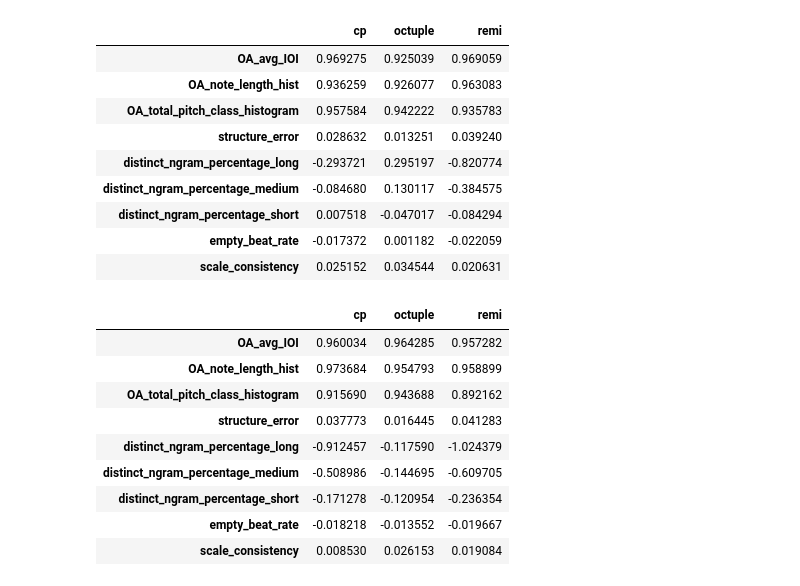
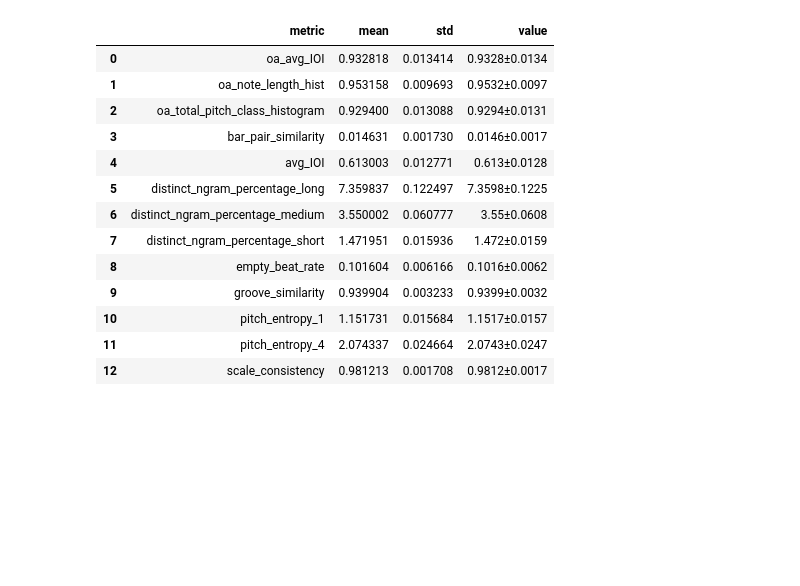
Before and after one commit to frothywater/melody-pretrain, a Jupyter notebook: evaluation.ipynb, the cells around one changed output. Cells and saved outputs as stored; diff of their text form; code cells hidden in the pictures; blank space fills up the shorter version.

```diff
--- a/evaluation.ipynb
+++ b/evaluation.ipynb
@@ -9,0 +3,14 @@ def get_pivot(df: pd.DataFrame):
+# %%
+def get_mean_std(df: pd.DataFrame):
+    groupby = df.groupby("metric").value
+    return pd.DataFrame({"mean": groupby.mean(), "std": groupby.std()})
+# %%
+data = pd.read_csv("experiment/final/result/clm_metric.csv")
+
+test_data = data.loc[data.group == "test", ["metric", "value"]]
+absolute_data = data[(data.kind == "mean") & (data.group != "test")].drop(columns=["kind"]).copy()
+relative_data = data[data.kind == "oa"].drop(columns=["kind"])
+error_data = data[data.kind == "error"].drop(columns=["kind"])
+
+groupby = absolute_data.groupby("metric").value
+pd.DataFrame({"mean": groupby.mean(), "std": groupby.std()})
@@ -11,17 +30,15 @@ def get_pivot(df: pd.DataFrame):
 def show_table(csv_path: str):
     data = pd.read_csv(csv_path)
 
-    test_data = data.loc[data.model == "test", ["metric", "value"]]
-    absolute_data = data[(data.kind == "mean") & (data.model != "test")].drop(columns=["kind"]).copy()
-    difference_data = absolute_data.merge(test_data, on=["metric"], suffixes=["", "_test"]).copy()
-    difference_data["value"] = difference_data.value - difference_data.value_test
-    difference_data = difference_data.drop(columns=["value_test"])
-
+    test_data = data.loc[data.group == "test", ["metric", "value"]]
+    absolute_data = data[(data.kind == "mean") & (data.group != "test")].drop(columns=["kind"]).copy()
     relative_data = data[data.kind == "oa"].drop(columns=["kind"])
+    relative_data.metric = "oa_" + relative_data.metric
     error_data = data[data.kind == "error"].drop(columns=["kind"])
 
-    relative_data = get_pivot(relative_data).add_prefix("OA_")
-    error_data = get_pivot(error_data).rename(columns={"bar_pair_similarity": "structure_error"})
-    absolute_data = get_pivot(difference_data)
-    df = pd.concat([relative_data, error_data, absolute_data], axis=1).transpose()
-    return df
+    relative_data = get_mean_std(relative_data)
+    error_data = get_mean_std(error_data)
+    absolute_data = get_mean_std(absolute_data)
+    df = pd.concat([relative_data, error_data, absolute_data]).reset_index()
+    df["value"] = df["mean"].round(4).astype(str) + "±" + df["std"].round(4).astype(str)
+    return df, test_data
@@ -41,26 +45,18 @@ show_table("experiment/ablation_repr/result/metric_early.csv")
-# %%
-show_table("experiment/ablation_repr/result/metric_30epoch.csv")
-# %% [output]
-|  | cp | octuple | remi |
-| OA_avg_IOI | 0.969275 | 0.925039 | 0.969059 |
-| OA_note_length_hist | 0.936259 | 0.926077 | 0.963083 |
-| OA_total_pitch_class_histogram | 0.957584 | 0.942222 | 0.935783 |
-| structure_error | 0.028632 | 0.013251 | 0.039240 |
-| distinct_ngram_percentage_long | -0.293721 | 0.295197 | -0.820774 |
-| distinct_ngram_percentage_medium | -0.084680 | 0.130117 | -0.384575 |
-| distinct_ngram_percentage_short | 0.007518 | -0.047017 | -0.084294 |
-| empty_beat_rate | -0.017372 | 0.001182 | -0.022059 |
-| scale_consistency | 0.025152 | 0.034544 | 0.020631 |
-# %%
-show_table("experiment/ablation_repr/result/metric.csv")
-# %% [output]
-|  | cp | octuple | remi |
-| OA_avg_IOI | 0.960034 | 0.964285 | 0.957282 |
-| OA_note_length_hist | 0.973684 | 0.954793 | 0.958899 |
-| OA_total_pitch_class_histogram | 0.915690 | 0.943688 | 0.892162 |
-| structure_error | 0.037773 | 0.016445 | 0.041283 |
-| distinct_ngram_percentage_long | -0.912457 | -0.117590 | -1.024379 |
-| distinct_ngram_percentage_medium | -0.508986 | -0.144695 | -0.609705 |
-| distinct_ngram_percentage_short | -0.171278 | -0.120954 | -0.236354 |
-| empty_beat_rate | -0.018218 | -0.013552 | -0.019667 |
-| scale_consistency | 0.008530 | 0.026153 | 0.019084 |
+# %%
+data, test_data = show_table("experiment/final/result/clm_metric.csv")
+data
+# %% [output]
+|  | metric | mean | std | value |
+| 0 | oa_avg_IOI | 0.932818 | 0.013414 | 0.9328±0.0134 |
+| 1 | oa_note_length_hist | 0.953158 | 0.009693 | 0.9532±0.0097 |
+| 2 | oa_total_pitch_class_histogram | 0.929400 | 0.013088 | 0.9294±0.0131 |
+| 3 | bar_pair_similarity | 0.014631 | 0.001730 | 0.0146±0.0017 |
+| 4 | avg_IOI | 0.613003 | 0.012771 | 0.613±0.0128 |
+| 5 | distinct_ngram_percentage_long | 7.359837 | 0.122497 | 7.3598±0.1225 |
+| 6 | distinct_ngram_percentage_medium | 3.550002 | 0.060777 | 3.55±0.0608 |
+| 7 | distinct_ngram_percentage_short | 1.471951 | 0.015936 | 1.472±0.0159 |
+| 8 | empty_beat_rate | 0.101604 | 0.006166 | 0.1016±0.0062 |
+| 9 | groove_similarity | 0.939904 | 0.003233 | 0.9399±0.0032 |
+| 10 | pitch_entropy_1 | 1.151731 | 0.015684 | 1.1517±0.0157 |
+| 11 | pitch_entropy_4 | 2.074337 | 0.024664 | 2.0743±0.0247 |
+| 12 | scale_consistency | 0.981213 | 0.001708 | 0.9812±0.0017 |
```
Also changed, not shown: parts of 6 cells of this notebook, 2 other files.
